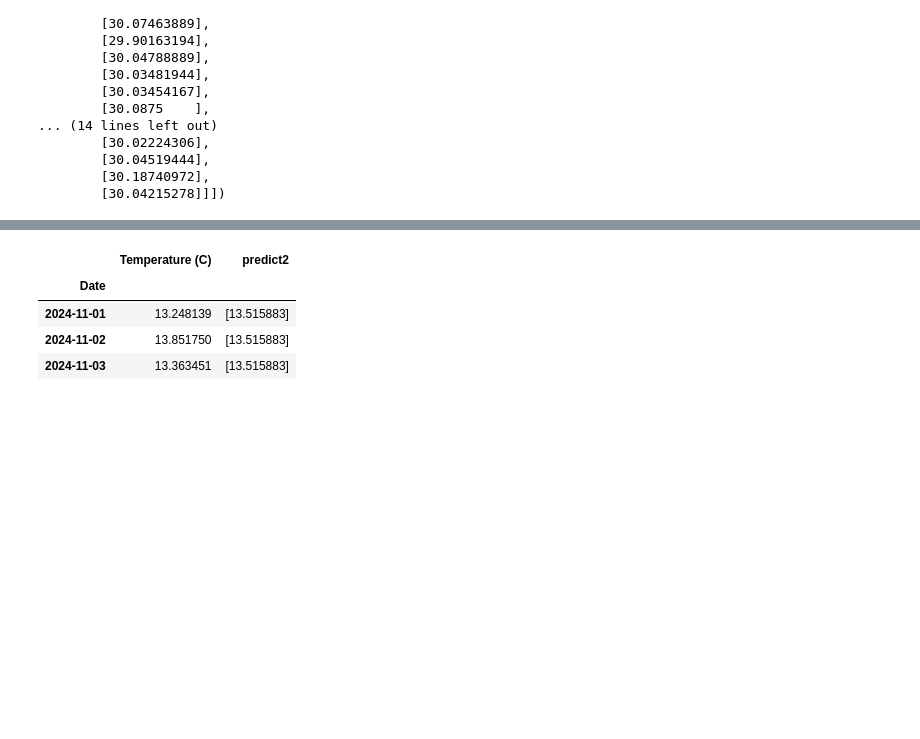
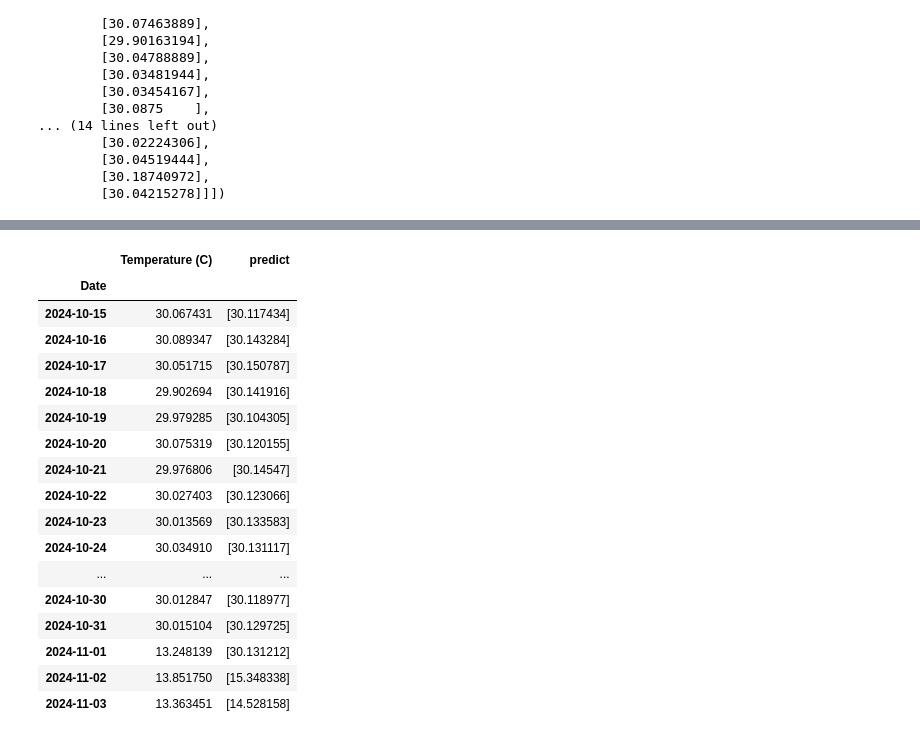
Before and after one commit to cksinghnet/Weather-Based-Grid-Optimization, a Jupyter notebook: code/TensorFlowWeatherModelLSTM-V02.ipynb, the cells around one changed output, grey strips where cells are left out. Cells and saved outputs as stored; diff of their text form; code cells hidden in the pictures; blank space fills up the shorter version.

Commit message:
time series model

```diff
--- a/code/TensorFlowWeatherModelLSTM-V02.ipynb
+++ b/code/TensorFlowWeatherModelLSTM-V02.ipynb
@@ -151,7 +184,7 @@ from tensorflow.keras.layers import Dense,LSTM, GRU,SimpleRNN
 # %%
 model=Sequential()
 #model.add(LSTM(32,input_shape=[10,1],return_sequences=True))
-model.add(LSTM(32,input_shape=[length,1]))
+model.add(GRU(32,input_shape=[length,1]))
 model.add(Dense(1))
 # %%
 model.compile(optimizer="adam", loss="mse")
@@ -205,5 +238,5 @@ d.plot()
 # %%
-first_eval=trainDF[-length:]
+first_eval=validDF[-length:]
 # %%
 first_eval
 # %% [output]
@@ -253,5 +286,5 @@ test_pred=[]
 for i in range(95):
     curr_pred=model.predict(current_eval)[0]
     test_pred.append(curr_pred)
-    current_eval=np.append(current_eval[:,1:,:],[[curr_pred]],axis=1)
+    current_eval=np.append(current_eval[:,1:,:],[[testDF.to_numpy()[i]]],axis=1)
 # %% [output]
@@ -275,11 +308,24 @@ for i in range(95):
 # %%
-validDF['predict2']=test_pred
+testDF['predict']=test_pred
 # %%
-validDF.tail(3)
+testDF.tail(20)
 # %% [output]
-|  | Temperature (C) | predict2 |
+|  | Temperature (C) | predict |
 | Date |  |  |
-| 2024-11-01 | 13.248139 | [13.515883] |
-| 2024-11-02 | 13.851750 | [13.515883] |
-| 2024-11-03 | 13.363451 | [13.515883] |
+| 2024-10-15 | 30.067431 | [30.117434] |
+| 2024-10-16 | 30.089347 | [30.143284] |
+| 2024-10-17 | 30.051715 | [30.150787] |
+| 2024-10-18 | 29.902694 | [30.141916] |
+| 2024-10-19 | 29.979285 | [30.104305] |
+| 2024-10-20 | 30.075319 | [30.120155] |
+| 2024-10-21 | 29.976806 | [30.14547] |
+| 2024-10-22 | 30.027403 | [30.123066] |
+| 2024-10-23 | 30.013569 | [30.133583] |
+| 2024-10-24 | 30.034910 | [30.131117] |
+| ... | ... | ... |
+| 2024-10-30 | 30.012847 | [30.118977] |
+| 2024-10-31 | 30.015104 | [30.129725] |
+| 2024-11-01 | 13.248139 | [30.131212] |
+| 2024-11-02 | 13.851750 | [15.348338] |
+| 2024-11-03 | 13.363451 | [14.528158] |
 # %%
```
Also changed, not shown: parts of 29 cells of this notebook, 1 other file.
